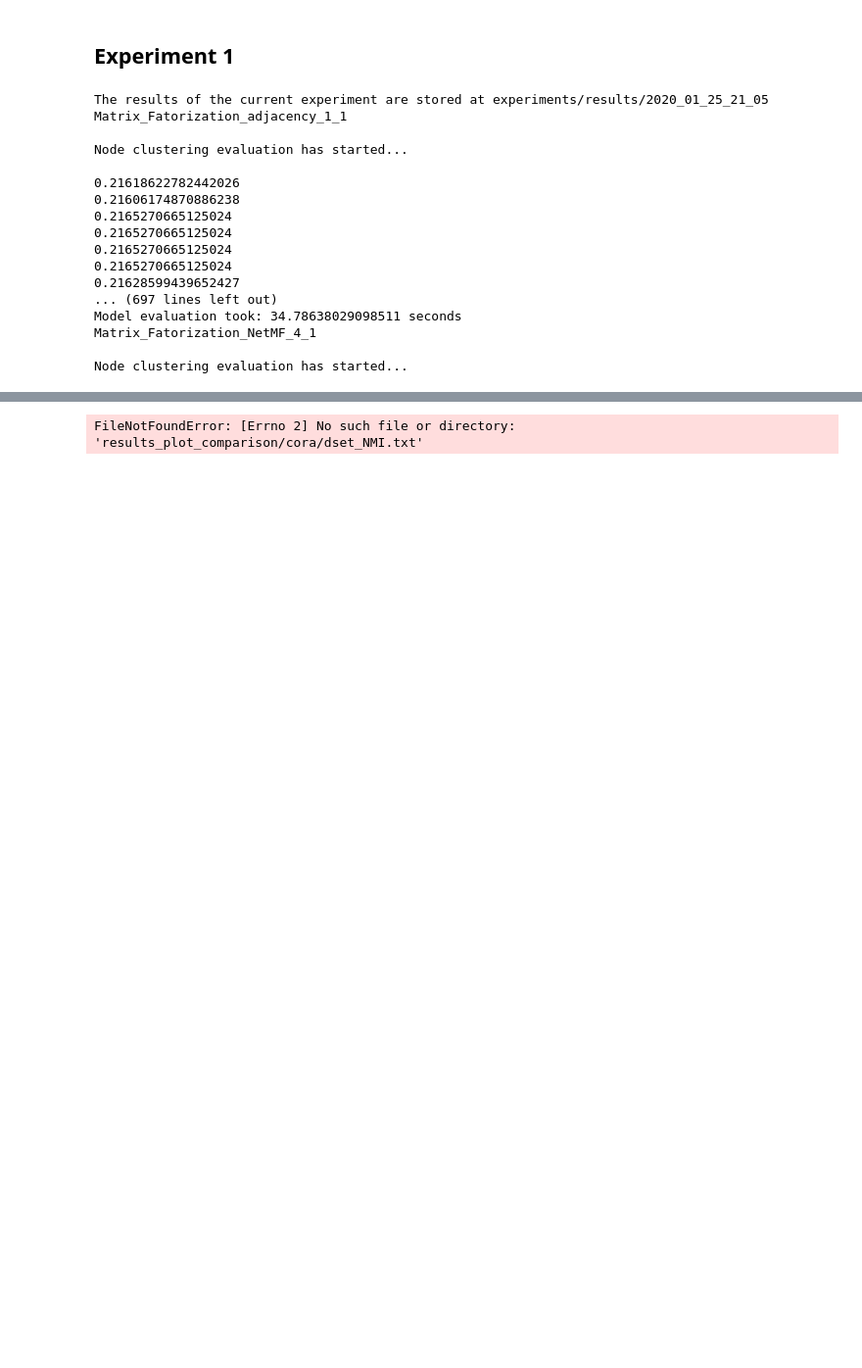
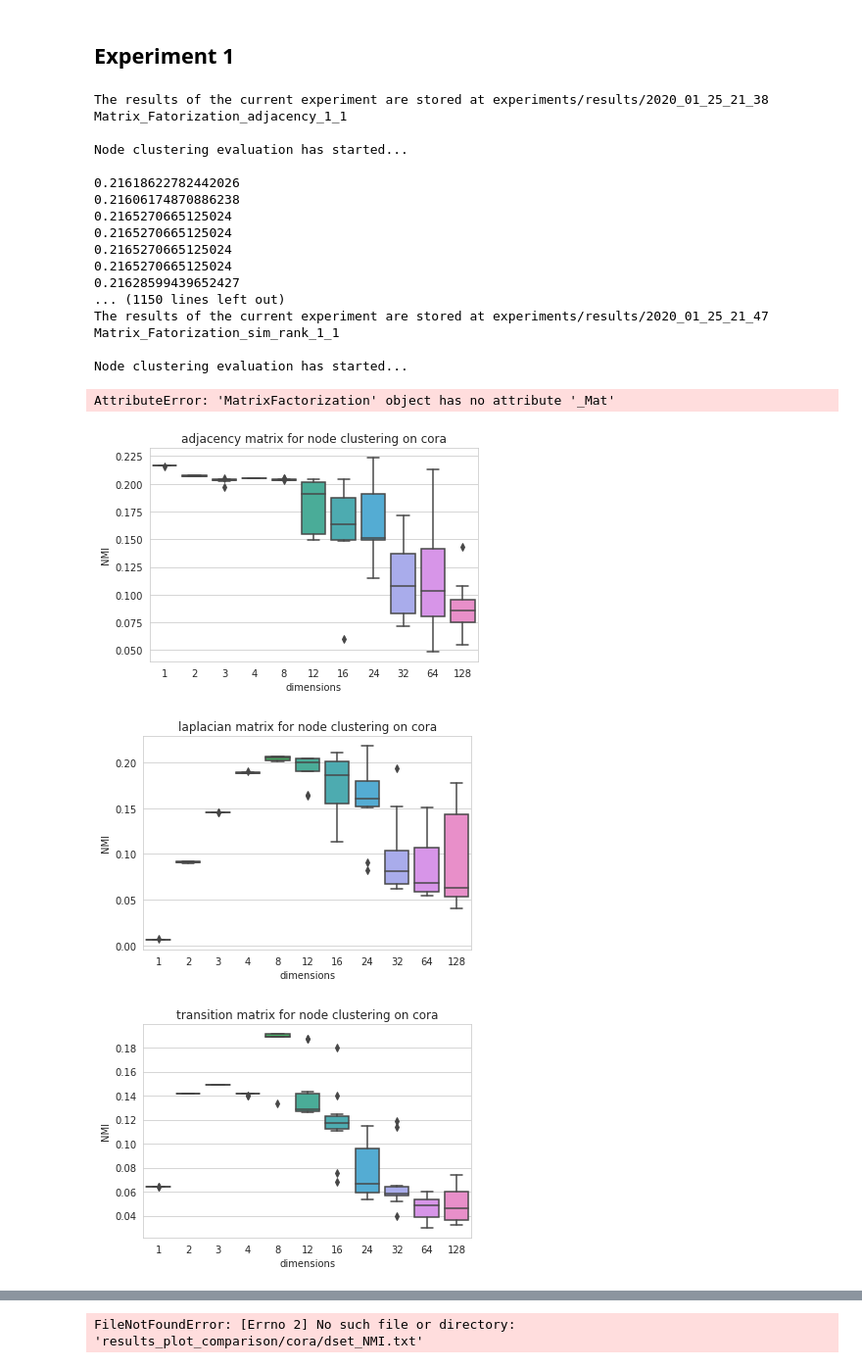
Before and after one commit to richtertill/node_embeddings, a Jupyter notebook: experiments/mfclustering.ipynb, the cells around one changed output, grey strips where cells are left out. Shown at 98% size. Drawn from its saved outputs; the diff is of its cells as text; code cells hidden in the pictures; blank space fills up the shorter version.

Commit message:
matrix factorization comparison

```diff
--- a/experiments/mfclustering.ipynb
+++ b/experiments/mfclustering.ipynb
@@ -79,7 +78,7 @@ datasets = ["cora"]#, "cora",citeseer", "polblogs","hvr"]
 #Sim_Rank : Jan
 #Big Task: what to do with W / U Epsilon : Jan
 #possible: Forest Fire / Stochastic Optimization
-similarities= ['adjacency','laplacian','transition', 'sym_normalized_laplacian','NetMF','ppr','sum_power_tran','sim_rank']
+similarities= ['adjacency','laplacian','transition', 'sym_normalized_laplacian','NetMF','ppr','sum_power_tran']
 
 for sim in similarities:
 
@@ -195,12 +194,11 @@ for sim in similarities:
         for ds,NMI in zip(datasets,dset_NMI):
             plt.figure()
             sns_plot = sns.boxplot(x=headers, y=NMI,order=headers );
-            plt.title("Normalized Laplacian matrix for node clustering on "+ds)
+            plt.title(sim+" matrix for node clustering on "+ds)
             plt.xlabel("dimensions")
             plt.ylabel("NMI")
             sns_plot.figure.savefig('plots/'+ds+'/NMI_'+sim+'.png')
 
-            if(exp["link_prediction"]):
 
 
 
@@ -217,35 +215,39 @@ for sim in similarities:
             plt.xlabel("model")
             plt.ylabel("AUC")
             sns_plot.figure.savefig('plots/'+ds+'/AUC_'+sim+'.png')
 
     if(exp["node_classification"]):
 
         for ds,ACC in zip(datasets,dset_ACC):
             with open('results_plot/'+ds+'/dset_ACC.txt', 'wb') as f:
                 pickle.dump(ACC, f)
 
         for ds,ACC in zip(datasets,dset_ACC):
             plt.figure()
             sns_plot = sns.boxplot(x=headers, y=ACC);
-            plt.title("Comparison for node classification on "+ds)
+            plt.title(sim+" matrix for node clustering on "+ds)
             plt.xlabel("model")
             plt.ylabel("accuracy")
             sns_plot.figure.savefig('plots/'+ds+'/ACC_'+sim+'.png')
 # %% [output]
-The results of the current experiment are stored at experiments/results/2020_01_25_21_05
+The results of the current experiment are stored at experiments/results/2020_01_25_21_38
 Matrix_Fatorization_adjacency_1_1
 
 Node clustering evaluation has started...
 
 0.21618622782442026
 0.21606174870886238
 0.2165270665125024
 0.2165270665125024
 0.2165270665125024
 0.2165270665125024
 0.21628599439652427
-... (697 lines left out)
-Model evaluation took: 34.78638029098511 seconds
-Matrix_Fatorization_NetMF_4_1
+... (1150 lines left out)
+The results of the current experiment are stored at experiments/results/2020_01_25_21_47
+Matrix_Fatorization_sim_rank_1_1
 
 Node clustering evaluation has started...
+AttributeError: 'MatrixFactorization' object has no attribute '_Mat'
+[figure, added]
+[figure, added]
+[figure, added]
```
Also changed, not shown: parts of 2 cells of this notebook, 9 other files.
